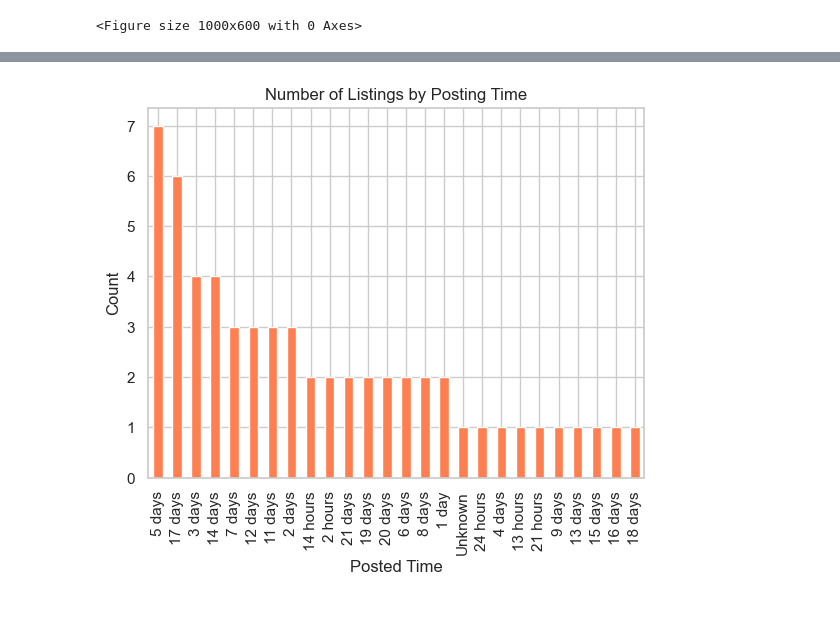
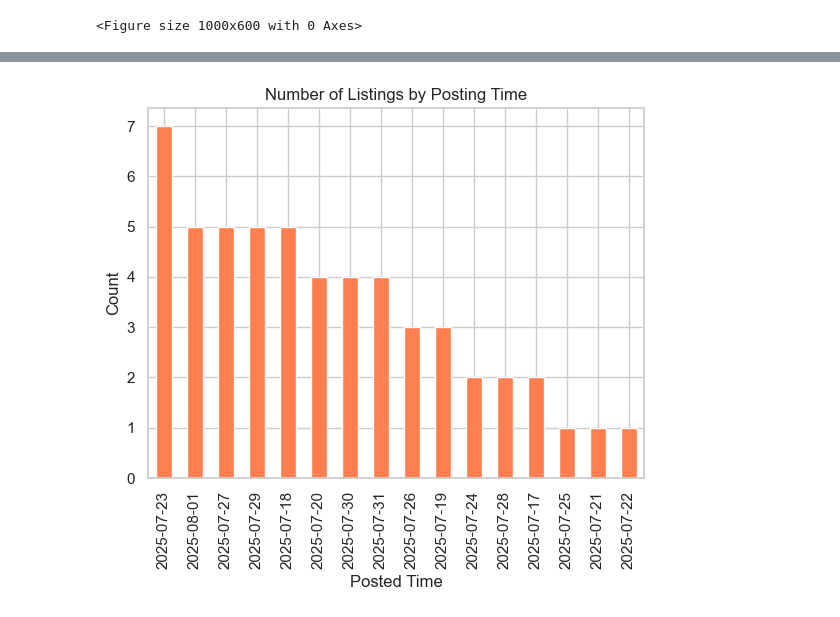
Before and after one commit to riyaaaaaaa012/HamrobazarCar_Analysis, a Jupyter notebook: analyze.ipynb, the cells around one changed output, grey strips where cells are left out. Cells and saved outputs as stored; diff of their text form; code cells hidden in the pictures.

```diff
--- a/analyze.ipynb
+++ b/analyze.ipynb
@@ -101,11 +101,11 @@ plt.show()
 # %%
 # 8. Posting Time Breakdown (Count by posted time category)
 
-posted_counts = df['posted_display'].value_counts()
+posted_counts = df['posted_date'].value_counts()
 posted_counts.plot(kind='bar', color='coral')
 plt.title('Number of Listings by Posting Time')
 plt.xlabel('Posted Time')
 plt.ylabel('Count')
 plt.show()
 # %% [output]
-[figure, old version]
+[figure, new version]
```
Also changed, not shown: parts of 17 cells of this notebook, 6 other files.
